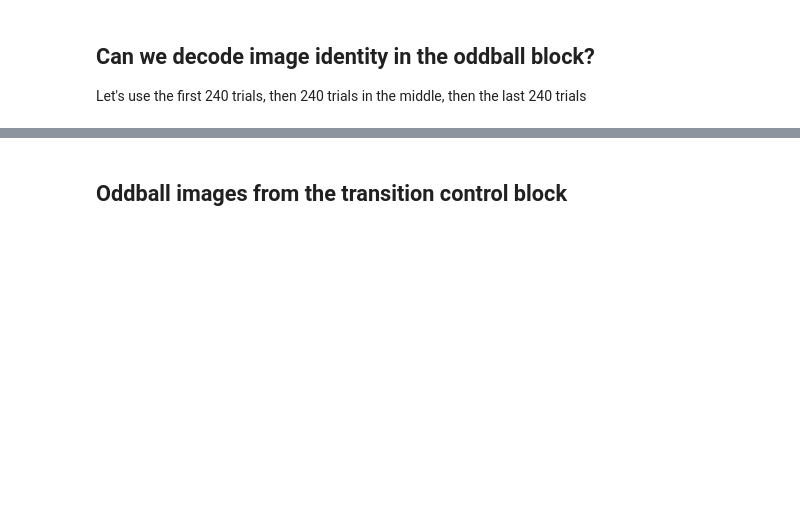
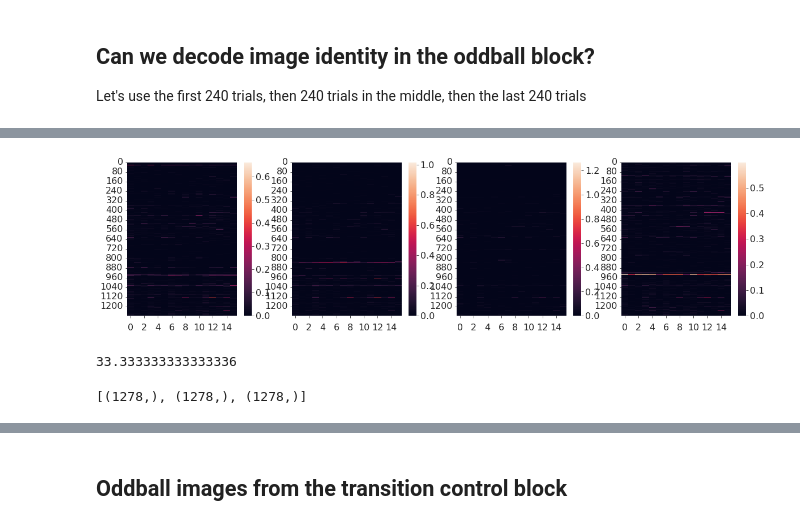
Before and after one commit to AllenInstitute/openscope_predictive_coding, a Jupyter notebook: openscope_predictive_coding/notebooks/decoding_tutorial.ipynb, the cells around one changed output, grey strips where cells are left out. Cells and saved outputs as stored; diff of their text form; code cells hidden in the pictures; blank space fills up the shorter version.

```diff
--- a/openscope_predictive_coding/notebooks/decoding_tutorial.ipynb
+++ b/openscope_predictive_coding/notebooks/decoding_tutorial.ipynb
@@ -854,0 +2597,20 @@ for area in areanames:
+# %%
+fig, axes = plt.subplots(1,4,figsize=(20,5))
+for ii, iID in enumerate(mainseq_ids):
+    PSTH = np.stack(PSTH_list[ii],axis=1)
+
+    divisor = np.max(PSTH,axis=1).reshape(-1,1) - np.min(PSTH,axis=1).reshape(-1,1)
+    PSTH_norm = 2*np.divide(PSTH - np.min(PSTH,axis=1).reshape(-1,1),divisor,out=np.zeros(PSTH.shape,dtype=np.float32),where = divisor!=0) - 1
+    ax = axes[ii]
+    sns.heatmap(PSTH,ax=ax)#,vmin=-1,vmax=1,cbar=True,cmap='RdBu_r')
+#     ax.plot(np.mean(PSTH_norm,axis=0))
+# %% [output]
+[figure, added]
+# %%
+8000*0.25/60
+# %% [output]
+33.333333333333336
+# %%
+[p.shape for p in PSTH_list[ii]]
+# %% [output]
+[(1278,), (1278,), (1278,)]
```
Also changed, not shown: parts of 129 cells of this notebook, 7 other files.
